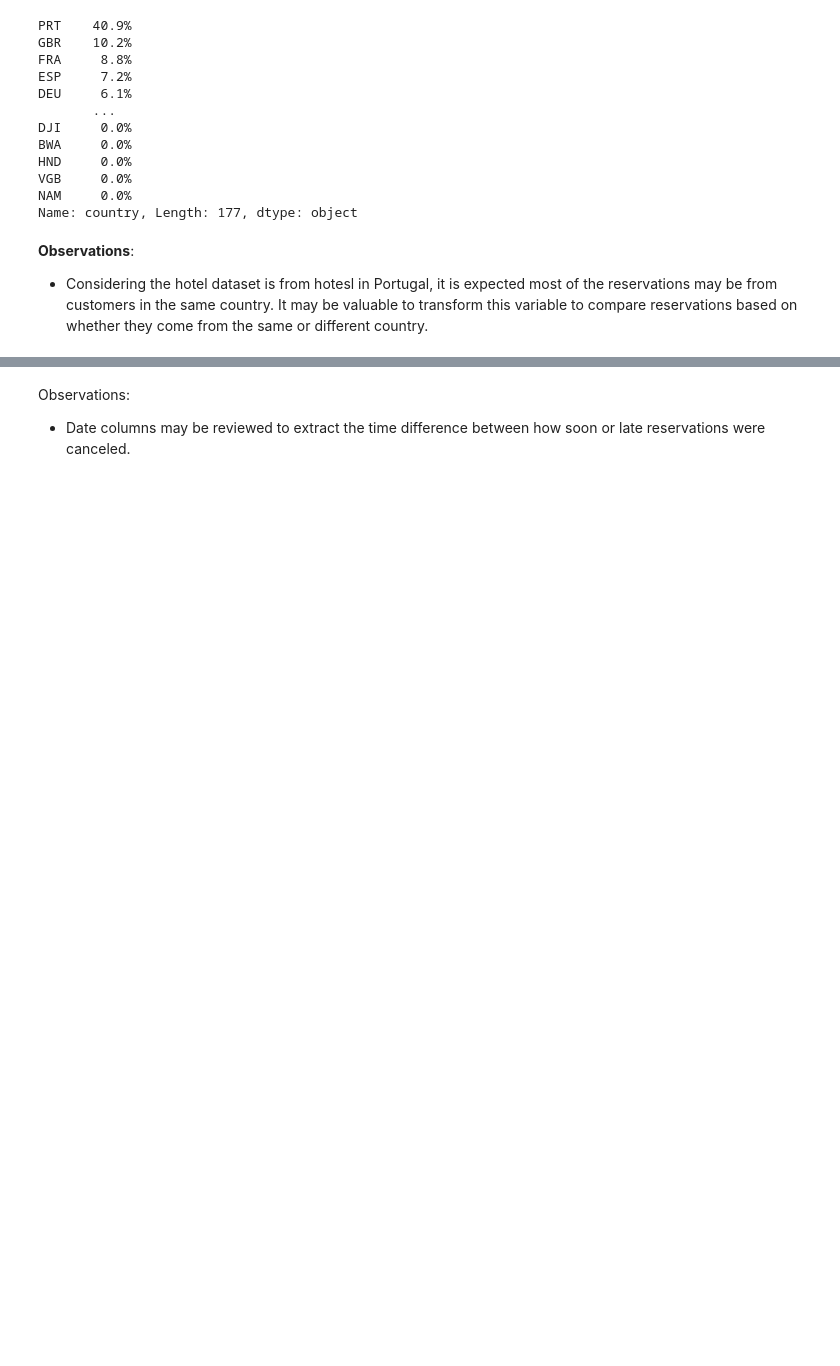
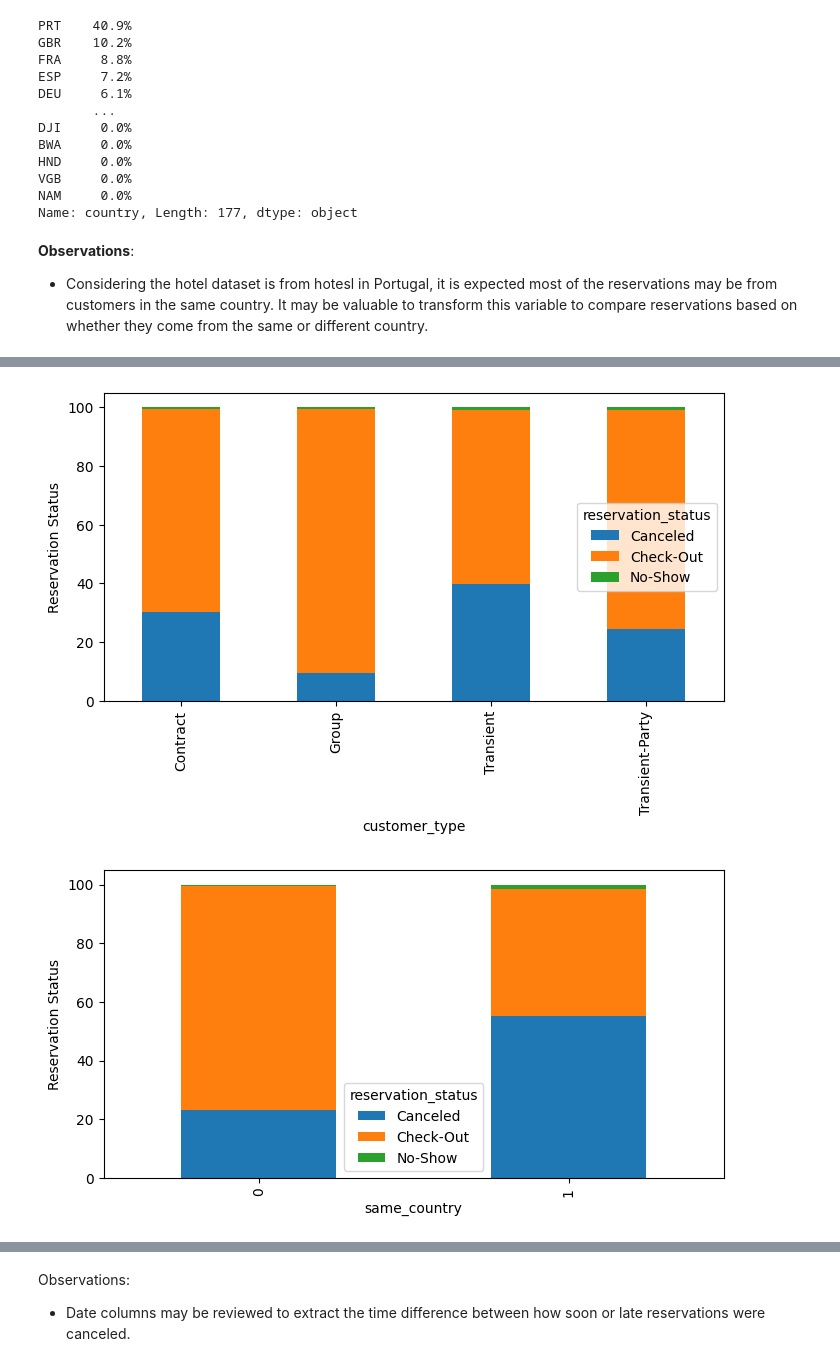
Before and after one commit to g0m3zc/Hotel_booking_demand, a Jupyter notebook: Hotel_Booking_Demand.ipynb, the cells around one changed output, grey strips where cells are left out. Saved outputs shown, nothing was run; the diff lists cells and outputs as text; code cells hidden in the pictures; blank space fills up the shorter version.

```diff
--- a/Hotel_Booking_Demand.ipynb
+++ b/Hotel_Booking_Demand.ipynb
@@ -162,6 +182,4 @@ reservation_status 3
 # %%
-# Reviewing values in the columns with less than 20 categories.
-for i in categorical_column_list:
-  if df[i].nunique() < 20:
-    print(i,'\n', df[i].value_counts(normalize=True).mul(100).round(1).astype(str) + '%', "\n")
+# Reviewing the countries in the dataset.
+print(df["agent"].value_counts(normalize=True).mul(100).round(1).astype(str) + '%')
 # %% [output]
@@ -185,6 +197,0 @@ Name: reservation_status, dtype: object
-# %%
-for i in categorical_column_list:
-  if df[i].nunique() < 20:
-    if i != 'reservation_status':
-       (pd.crosstab(df[i], df['reservation_status'], normalize='index')*100).plot(kind='bar',figsize=(8,4), stacked=True)
-       plt.ylabel('Reservation Status')
@@ -255,0 +238,8 @@ Name: reservation_status_date, Length: 926, dtype: int64
+# %%
+# Adding attribute to show if the reservation is from the same country
+
+df['same_country'] = np.where(df['country'] == 'PRT', 1, 0)
+
+# Add column to the list of categorical columns
+
+categorical_column_list.append('same_country')
@@ -255,0 +248,5 @@ Name: reservation_status_date, Length: 926, dtype: int64
+# %%
+# Reviewing values in the columns with less than 20 categories.
+for i in categorical_column_list:
+  if df[i].nunique() < 15:
+    print(i,'\n', df[i].value_counts(normalize=True).mul(100).round(1).astype(str) + '%', "\n")
@@ -255,0 +271,7 @@ Name: reservation_status_date, Length: 926, dtype: int64
+# %%
+for i in categorical_column_list:
+  if df[i].nunique() < 15:
+    if i != 'reservation_status':
+       (pd.crosstab(df[i], df['reservation_status'], normalize='index')*100).plot(kind='bar',figsize=(8,4), stacked=True)
+       plt.ylabel('Reservation Status')
+# %% [output]
@@ -255,0 +287,2 @@ Name: reservation_status_date, Length: 926, dtype: int64
+[figure, added]
+[figure, added]
```
Also changed, not shown: parts of 59 cells of this notebook.
